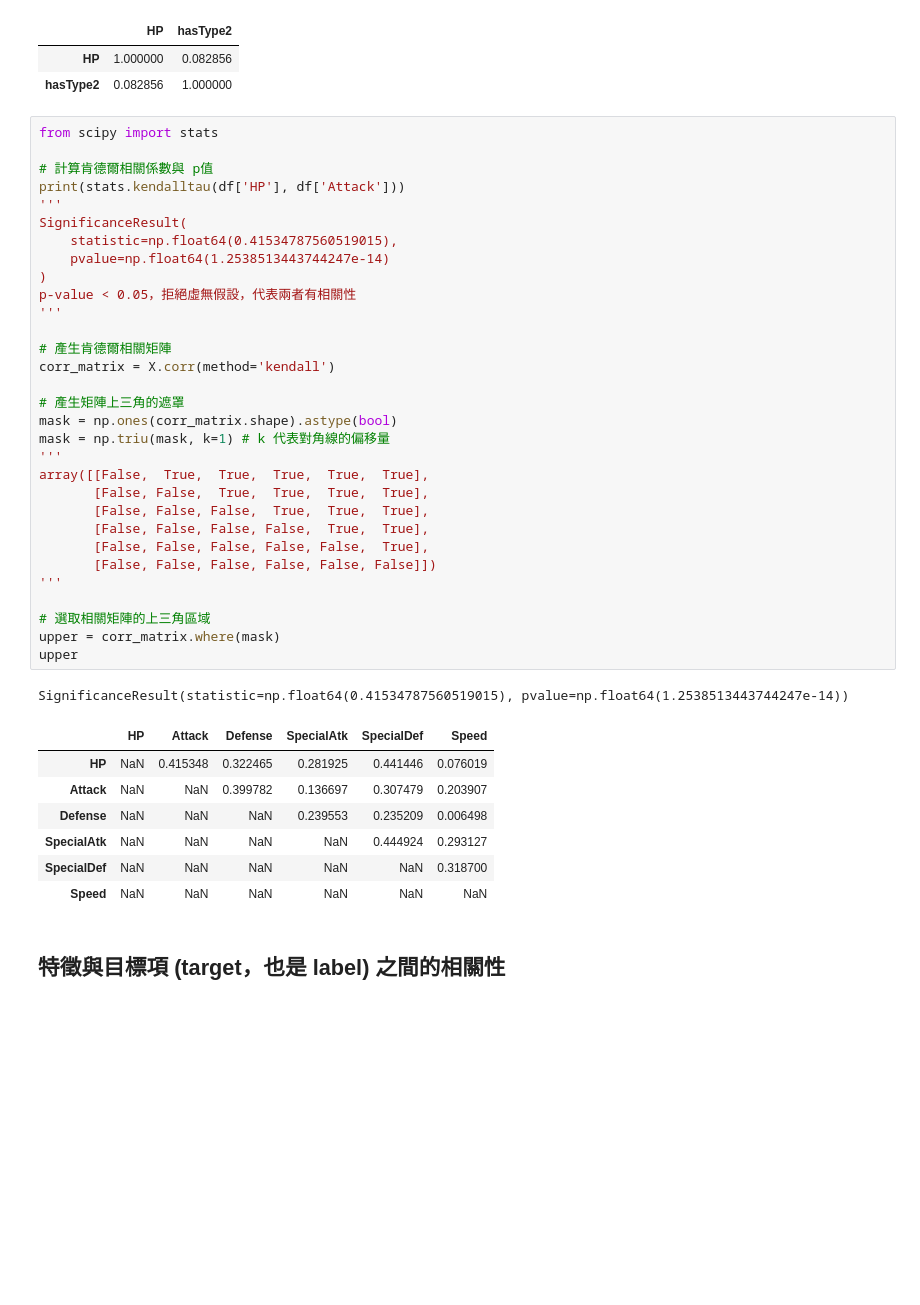
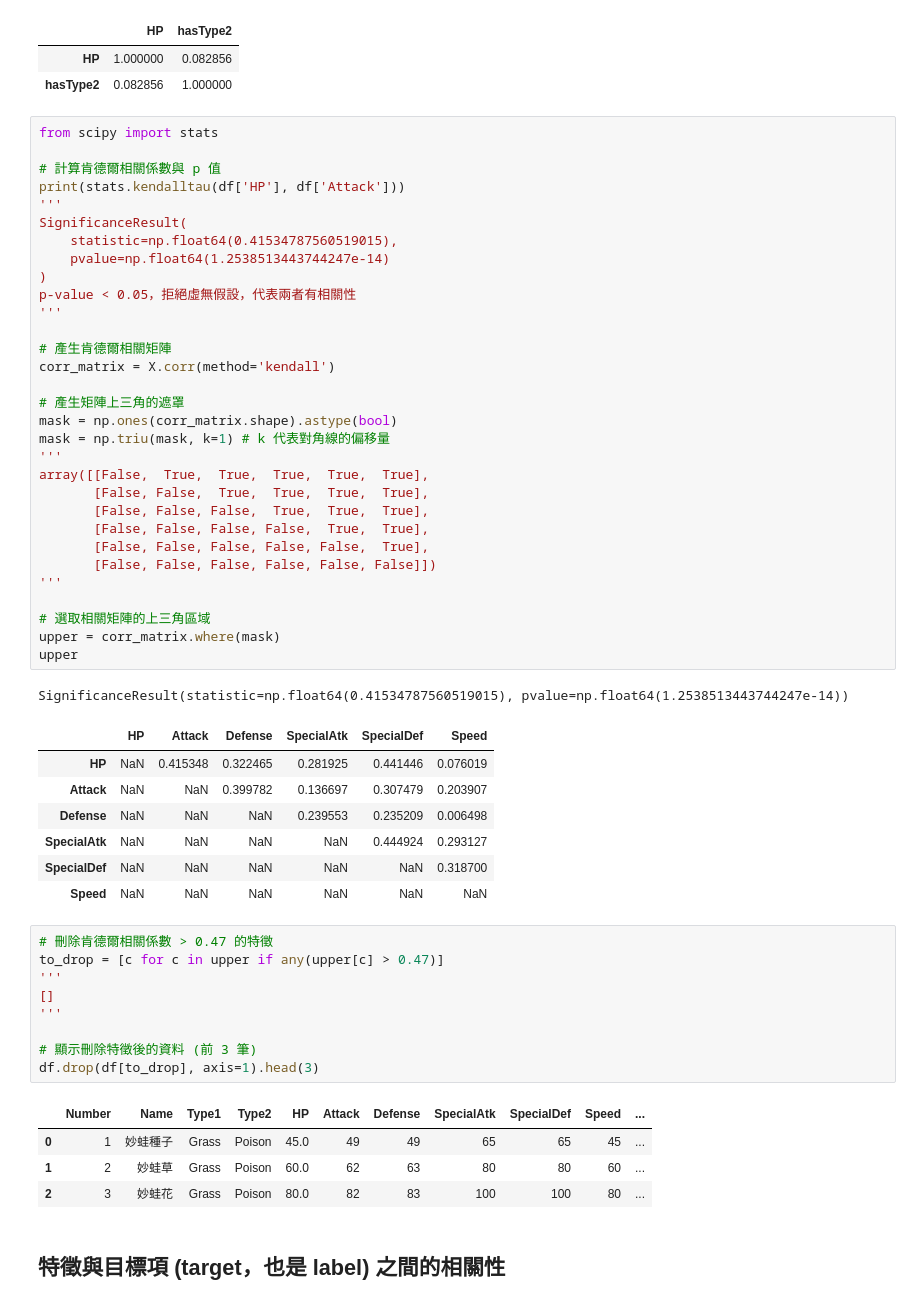
Before and after one commit to telunyang/python_machine_learning, a Jupyter notebook: 1/1.ipynb, the cells around one changed output. Cells and saved outputs as stored; diff of their text form; blank space fills up the shorter version.

```diff
--- a/1/1.ipynb
+++ b/1/1.ipynb
@@ -1210,7 +1214,7 @@ SignificanceResult(statistic=np.float64(0.08285622146815766), pvalue=np.float64(
 # %%
 from scipy import stats
 
-# 計算肯德爾相關係數與 p值
+# 計算肯德爾相關係數與 p 值
 print(stats.kendalltau(df['HP'], df['Attack']))
 '''
 SignificanceResult(
@@ -1247,5 +1251,19 @@ SignificanceResult(statistic=np.float64(0.41534787560519015), pvalue=np.float64(
 | SpecialAtk | NaN | NaN | NaN | NaN | 0.444924 | 0.293127 |
 | SpecialDef | NaN | NaN | NaN | NaN | NaN | 0.318700 |
 | Speed | NaN | NaN | NaN | NaN | NaN | NaN |
+# %%
+# 刪除肯德爾相關係數 > 0.47 的特徵
+to_drop = [c for c in upper if any(upper[c] > 0.47)]
+'''
+[]
+'''
+
+# 顯示刪除特徵後的資料 (前 3 筆)
+df.drop(df[to_drop], axis=1).head(3)
+# %% [output]
+|  | Number | Name | Type1 | Type2 | HP | Attack | Defense | SpecialAtk | SpecialDef | Speed | ... |
+| 0 | 1 | 妙蛙種子 | Grass | Poison | 45.0 | 49 | 49 | 65 | 65 | 45 | ... |
+| 1 | 2 | 妙蛙草 | Grass | Poison | 60.0 | 62 | 63 | 80 | 80 | 60 | ... |
+| 2 | 3 | 妙蛙花 | Grass | Poison | 80.0 | 82 | 83 | 100 | 100 | 80 | ... |
 # %% [markdown]
 ## 特徵與目標項 (target，也是 label) 之間的相關性
```
Also changed, not shown: parts of 8 cells of this notebook.
